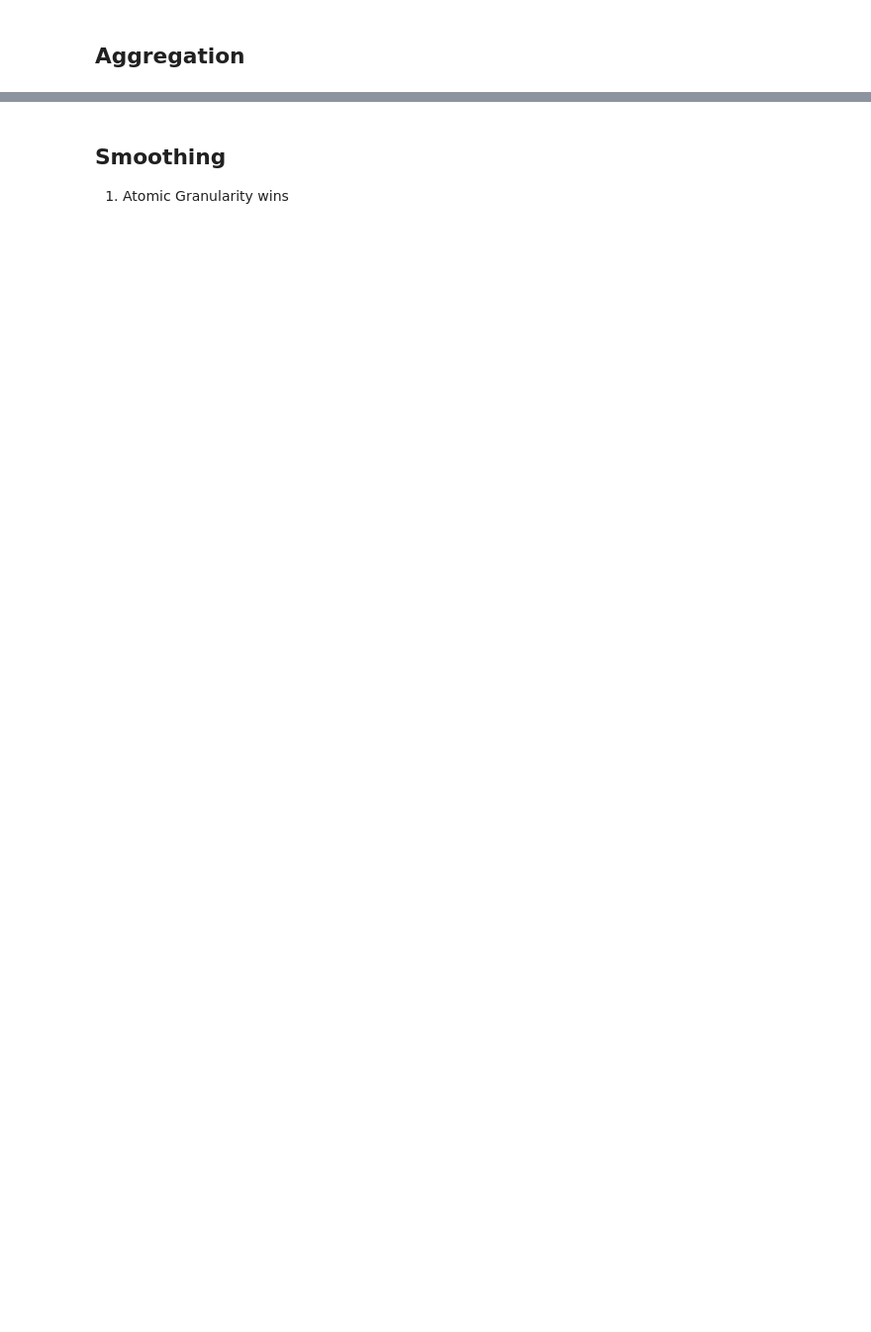
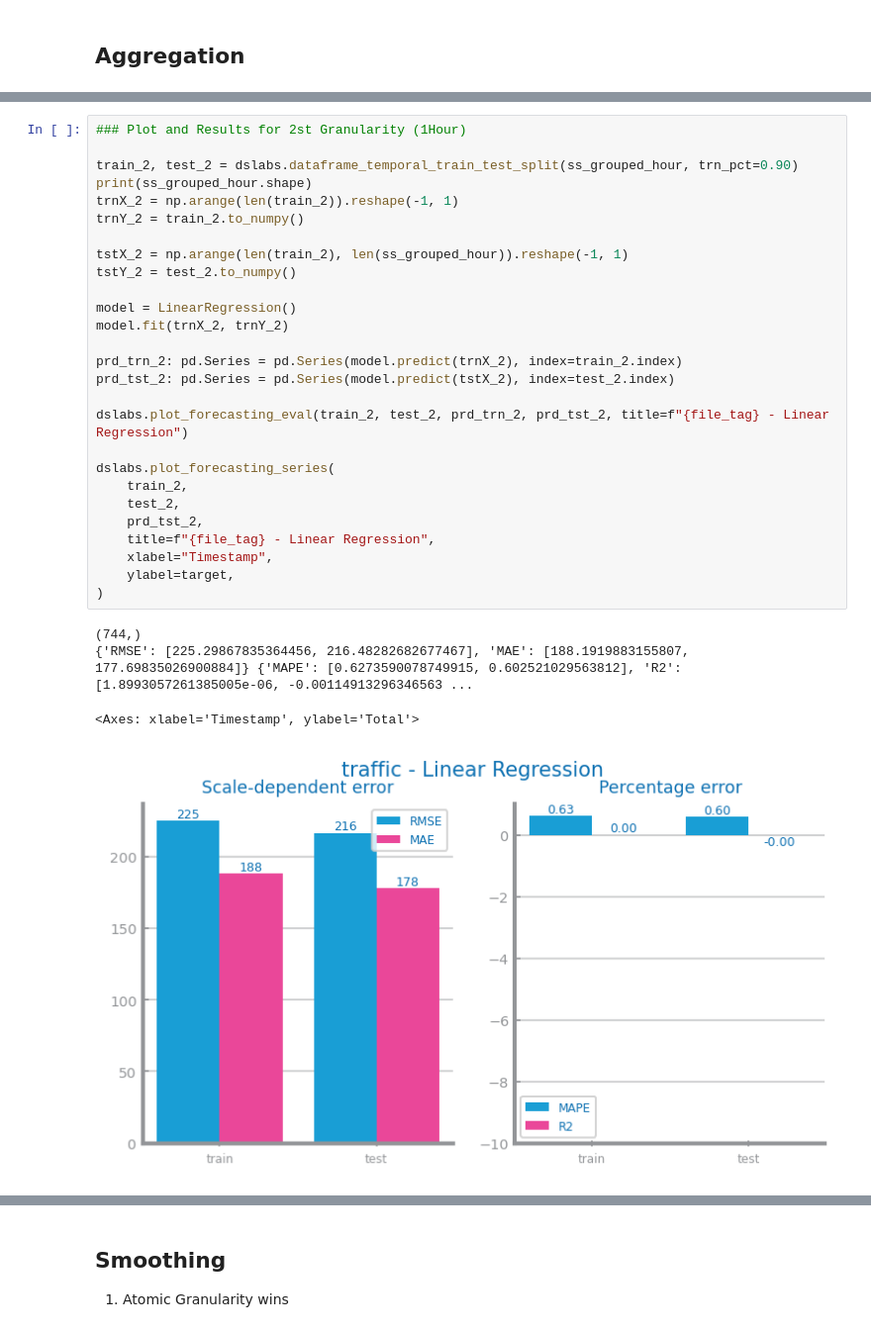
Before and after one commit to franciscoAbreuTecnico/Data-Science-IST, a Jupyter notebook: forecasting_services/data_transformation.ipynb, the cells around one changed output, grey strips where cells are left out. Shown at 99% size. Drawn from its saved outputs; the diff is of its cells as text; blank space fills up the shorter version.

```diff
--- a/forecasting_services/data_transformation.ipynb
+++ b/forecasting_services/data_transformation.ipynb
@@ -86,0 +165,32 @@ Last timestamp 2023-10-31 23:45:00
+# %%
+### Plot and Results for 2st Granularity (1Hour)
+
+train_2, test_2 = dslabs.dataframe_temporal_train_test_split(ss_grouped_hour, trn_pct=0.90)
+print(ss_grouped_hour.shape)
+trnX_2 = np.arange(len(train_2)).reshape(-1, 1)
+trnY_2 = train_2.to_numpy()
+
+tstX_2 = np.arange(len(train_2), len(ss_grouped_hour)).reshape(-1, 1)
+tstY_2 = test_2.to_numpy()
+
+model = LinearRegression()
+model.fit(trnX_2, trnY_2)
+
+prd_trn_2: pd.Series = pd.Series(model.predict(trnX_2), index=train_2.index)
+prd_tst_2: pd.Series = pd.Series(model.predict(tstX_2), index=test_2.index)
+
+dslabs.plot_forecasting_eval(train_2, test_2, prd_trn_2, prd_tst_2, title=f"{file_tag} - Linear Regression")
+
+dslabs.plot_forecasting_series(
+    train_2,
+    test_2,
+    prd_tst_2,
+    title=f"{file_tag} - Linear Regression",
+    xlabel="Timestamp",
+    ylabel=target,
+)
+# %% [output]
+(744,)
+{'RMSE': [225.29867835364456, 216.48282682677467], 'MAE': [188.1919883155807, 177.69835026900884]} {'MAPE': [0.6273590078749915, 0.602521029563812], 'R2': [1.8993057261385005e-06, -0.00114913296346563 ...
+<Axes: xlabel='Timestamp', ylabel='Total'>
+[figure, added]
```
Also changed, not shown: parts of 20 cells of this notebook, 1 other file.
